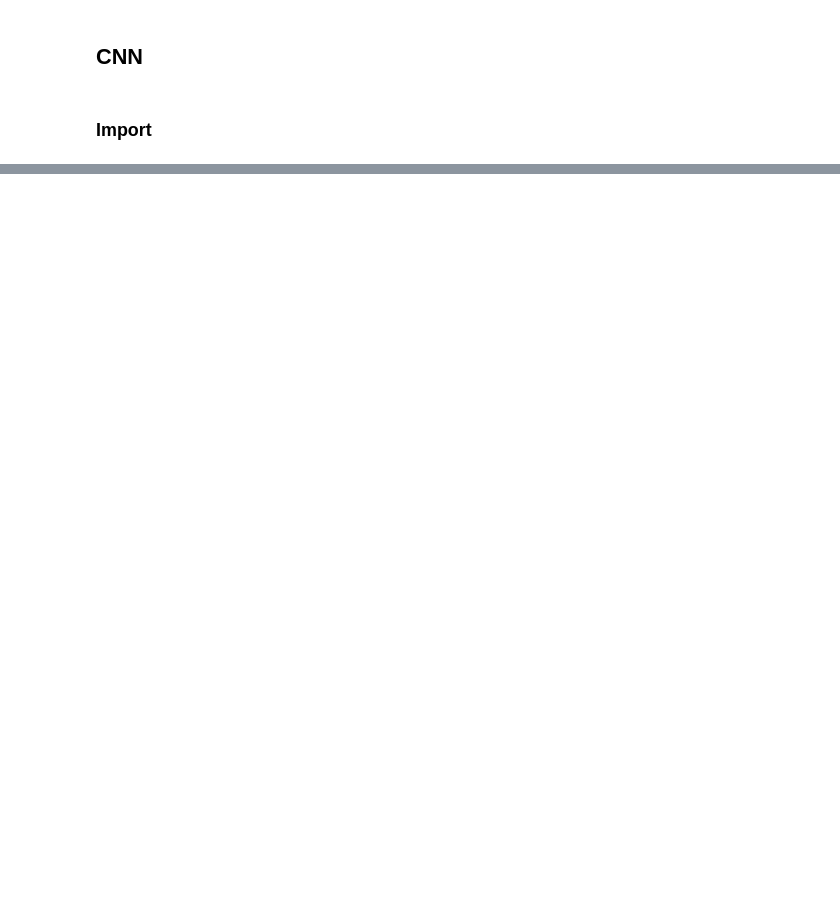
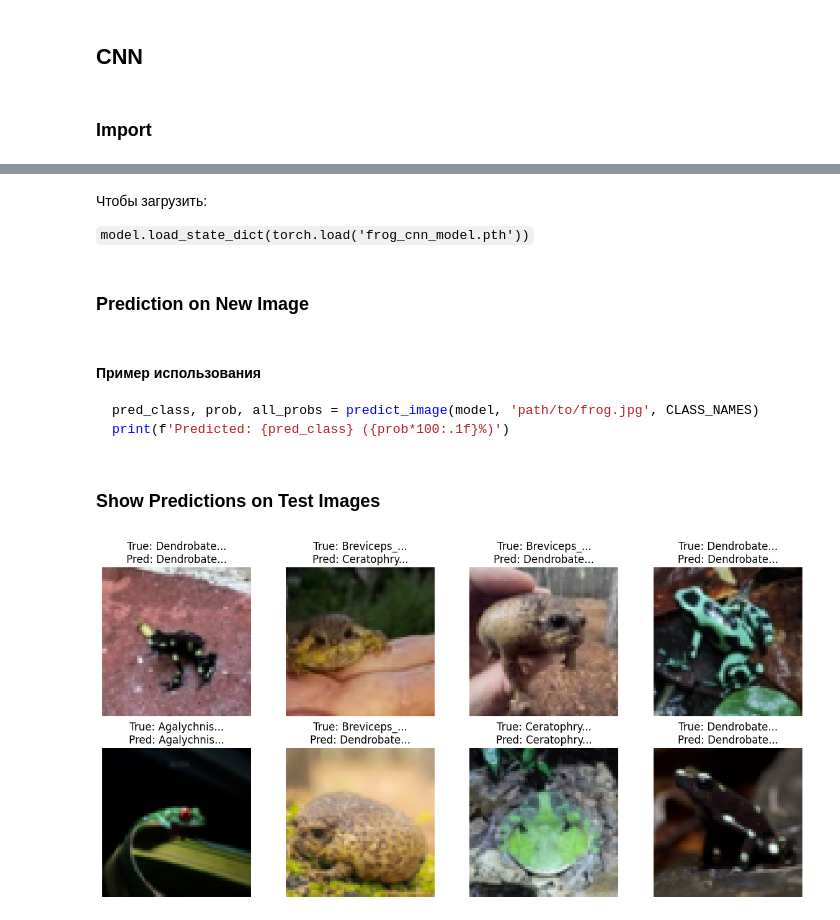
Before and after one commit to gpu-enjoyer/cnn-frogs, a Jupyter notebook: cnn/cnn.ipynb, the cells around one changed output, grey strips where cells are left out. Cells and saved outputs as stored; diff of their text form; code cells hidden in the pictures; blank space fills up the shorter version.

````diff
--- a/cnn/cnn.ipynb
+++ b/cnn/cnn.ipynb
@@ -57,0 +87,15 @@ transform = transforms.Compose([
+# %%
+# normalize: -> tensor -> [-1, 1]
+#  speedup cnn convergence
+
+transform = transforms.Compose([
+    transforms.Resize((64, 64)),
+    transforms.ToTensor(),         # -> тензор PyTorch [0, 1]
+    transforms.Normalize(          # -> [-1, 1]
+        # центрирование
+        mean=[0.5, 0.5, 0.5],
+        # масштабирование
+        std=[0.5, 0.5, 0.5]
+    )
+    ## output = (input / 255 - 0.5) / 0.5
+])
@@ -57,0 +306,6 @@ transform = transforms.Compose([
+# %% [markdown]
+Чтобы загрузить:
+
+`model.load_state_dict(torch.load('frog_cnn_model.pth'))`
+# %% [markdown]
+### Prediction on New Image
@@ -57,0 +336,37 @@ transform = transforms.Compose([
+# %% [markdown]
+#### Пример использования
+
+```python
+pred_class, prob, all_probs = predict_image(model, 'path/to/frog.jpg', CLASS_NAMES)
+print(f'Predicted: {pred_class} ({prob*100:.1f}%)')
+```
+# %% [markdown]
+### Show Predictions on Test Images
+# %%
+import matplotlib.pyplot as plt
+
+# берём несколько изображений из test set
+model.eval()
+images_shown = 8
+
+fig, axes = plt.subplots(2, 4, figsize=(12, 6))
+axes = axes.flatten()
+
+with torch.no_grad():
+    for idx in range(images_shown):
+        img, label = test_dataset[idx]
+        output = model(img.unsqueeze(0))
+        _, pred = torch.max(output, 1)
+
+        # denormalize для отображения
+        img_display = img * 0.5 + 0.5  # обратная нормализация
+        img_display = img_display.permute(1, 2, 0).numpy()
+
+        axes[idx].imshow(img_display)
+        axes[idx].set_title(f'True: {CLASS_NAMES[label][:10]}...\nPred: {CLASS_NAMES[pred.item()][:10]}...')
+        axes[idx].axis('off')
+
+plt.tight_layout()
+plt.show()
+# %% [output]
+[figure, added]
````
Also changed, not shown: parts of 24 cells of this notebook, 2 other files.
